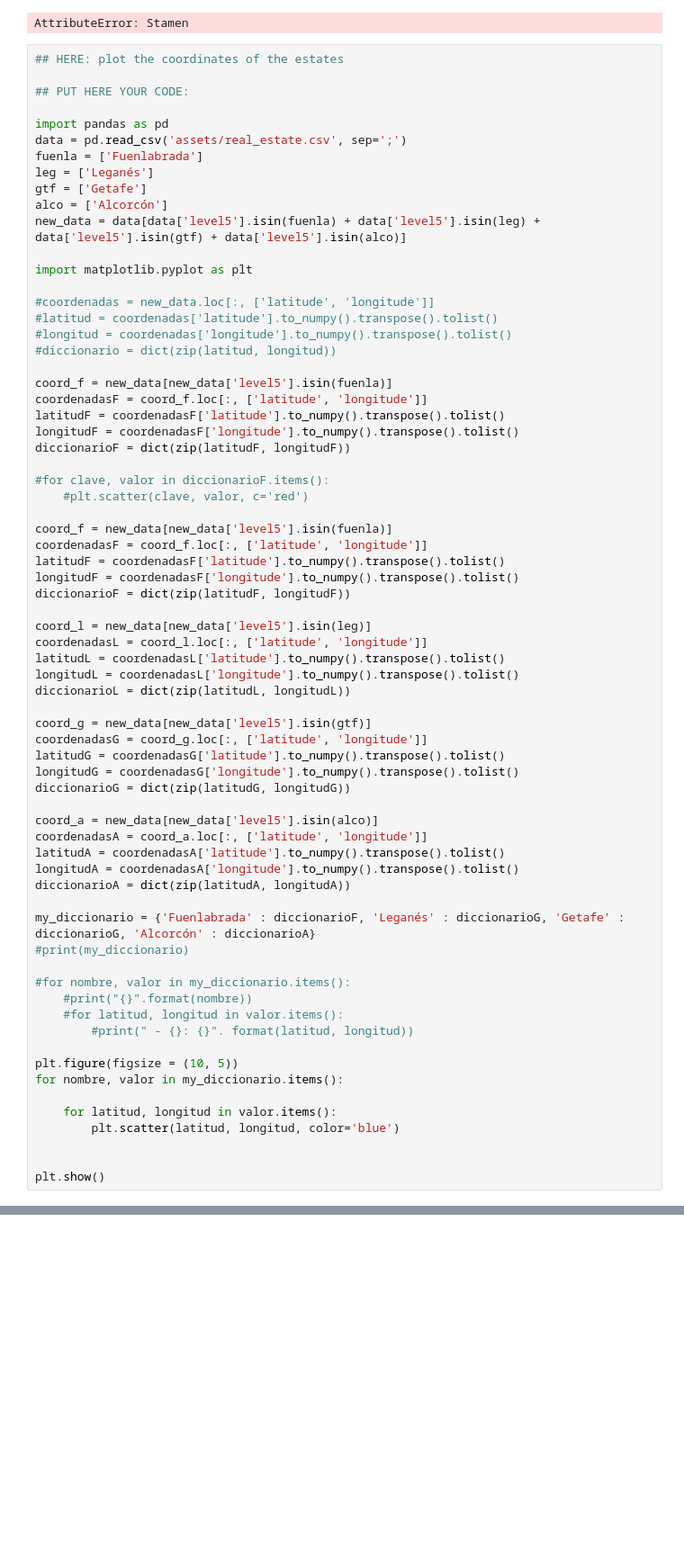
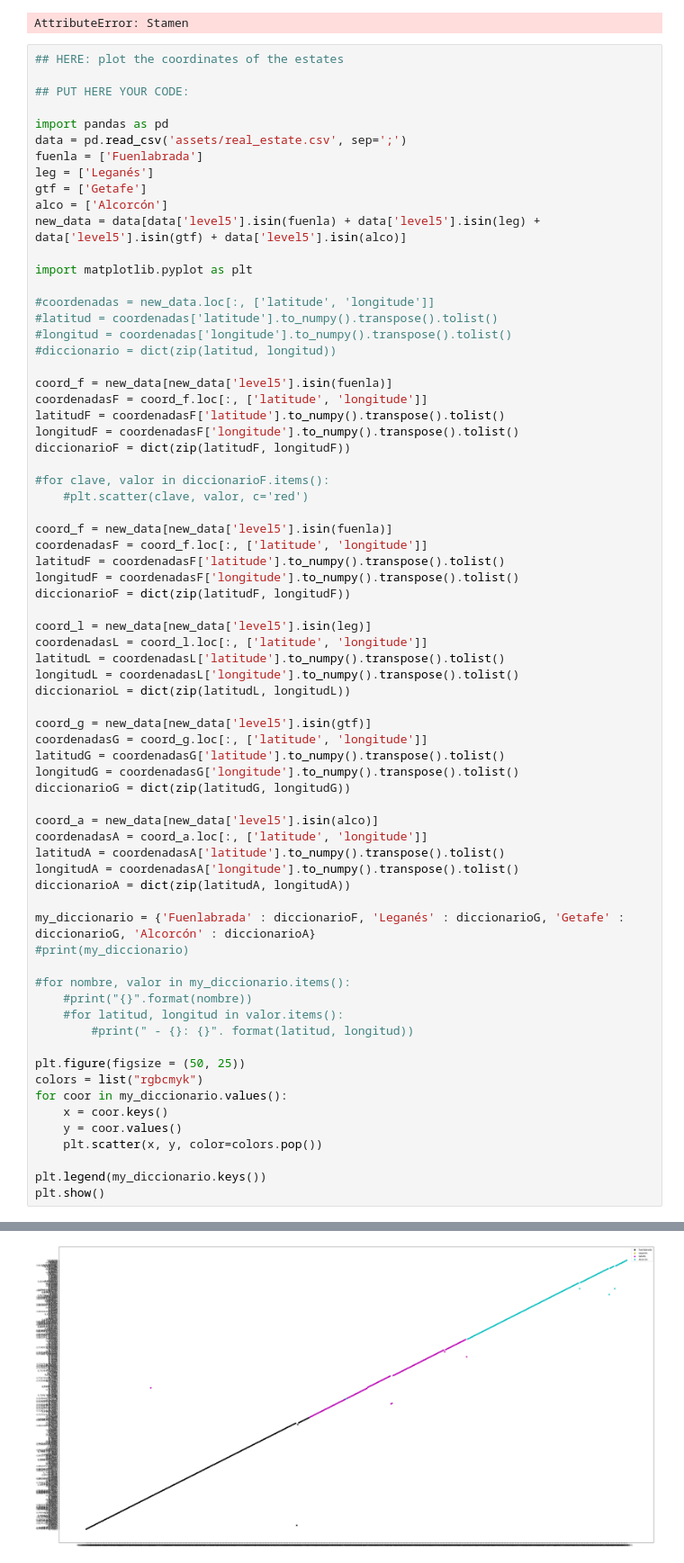
Before and after one commit to RmVa23/realestate-datacleanup-exercise, a Jupyter notebook: project.ipynb, the cells around one changed output, grey strips where cells are left out. Shown at 90% size. Saved outputs shown, nothing was run; the diff lists cells and outputs as text; blank space fills up the shorter version.

```diff
--- a/project.ipynb
+++ b/project.ipynb
@@ -704,12 +704,13 @@ my_diccionario = {'Fuenlabrada' : diccionarioF, 'Leganés' : diccionarioG, 'Geta
     #for latitud, longitud in valor.items():
         #print(" - {}: {}". format(latitud, longitud))
 
-plt.figure(figsize = (10, 5))
-for nombre, valor in my_diccionario.items():
+plt.figure(figsize = (50, 25))
+colors = list("rgbcmyk")
+for coor in my_diccionario.values():
+    x = coor.keys()
+    y = coor.values()
+    plt.scatter(x, y, color=colors.pop())
 
-    for latitud, longitud in valor.items():
-        plt.scatter(latitud, longitud, color='blue')
-
-
+plt.legend(my_diccionario.keys())
 plt.show()
 # %% [output]
@@ -717,0 +717 @@ AttributeError: 'str' object has no attribute 'items'
+[figure, added]
```
Also changed, not shown: parts of 1 cell of this notebook.
